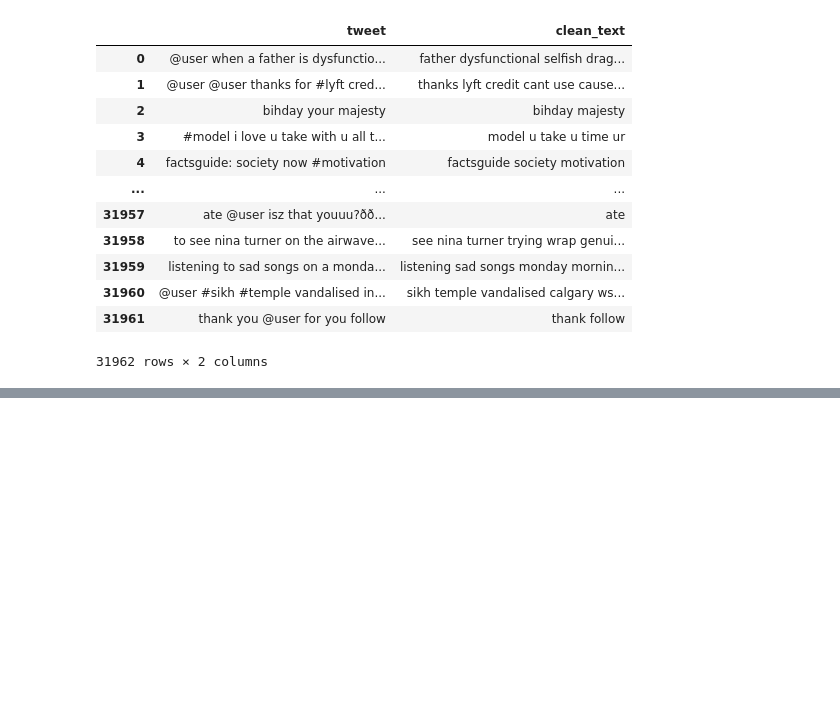
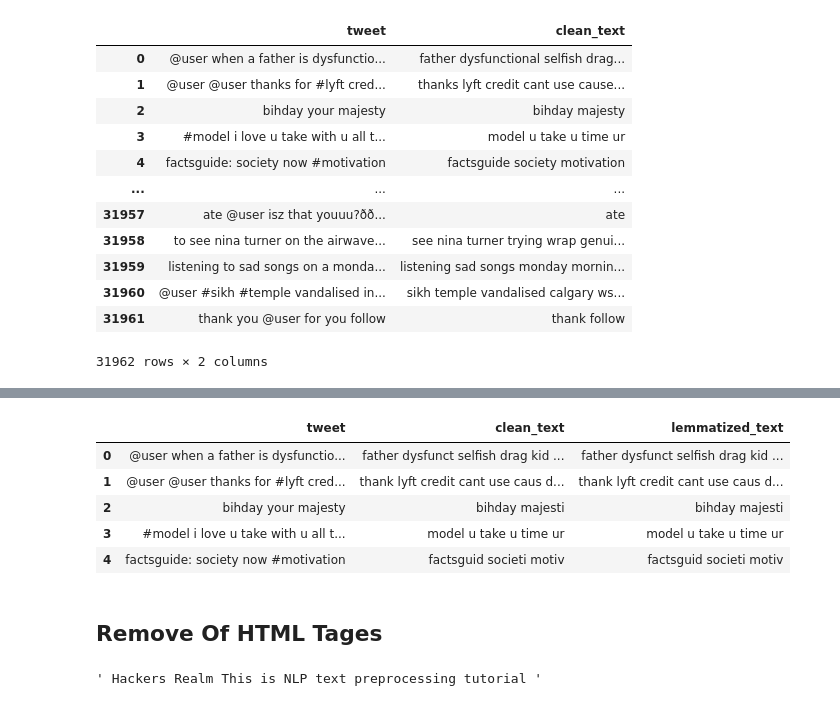
Before and after one commit to gehad-Ahmed30/NLP-projects, a Jupyter notebook: Twitter sentiments project/main.ipynb, the cells around one changed output, grey strips where cells are left out. Cells and saved outputs as stored; diff of their text form; code cells hidden in the pictures; blank space fills up the shorter version.

```diff
--- a/Twitter sentiments project/main.ipynb
+++ b/Twitter sentiments project/main.ipynb
@@ -186,0 +261,20 @@ df
+# %%
+df['clean_text']=df['clean_text'].apply(remove_urls)
+df.head()
+# %% [output]
+|  | tweet | clean_text | lemmatized_text |
+| 0 | @user when a father is dysfunctio... | father dysfunct selfish drag kid ... | father dysfunct selfish drag kid ... |
+| 1 | @user @user thanks for #lyft cred... | thank lyft credit cant use caus d... | thank lyft credit cant use caus d... |
+| 2 | bihday your majesty | bihday majesti | bihday majesti |
+| 3 | #model i love u take with u all t... | model u take u time ur | model u take u time ur |
+| 4 | factsguide: society now #motivation | factsguid societi motiv | factsguid societi motiv |
+# %% [markdown]
+## Remove Of HTML Tages
+# %%
+text = "<html><body> <h1>Hackers Realm</h1> <p>This is NLP text preprocessing tutorial</p> </body></html>"
+import re
+def remove_html(text):
+    return re.sub(r'<.*?>', '', text)
+remove_html(text)
+# %% [output]
+' Hackers Realm This is NLP text preprocessing tutorial '
```
Also changed, not shown: parts of 12 cells of this notebook.
